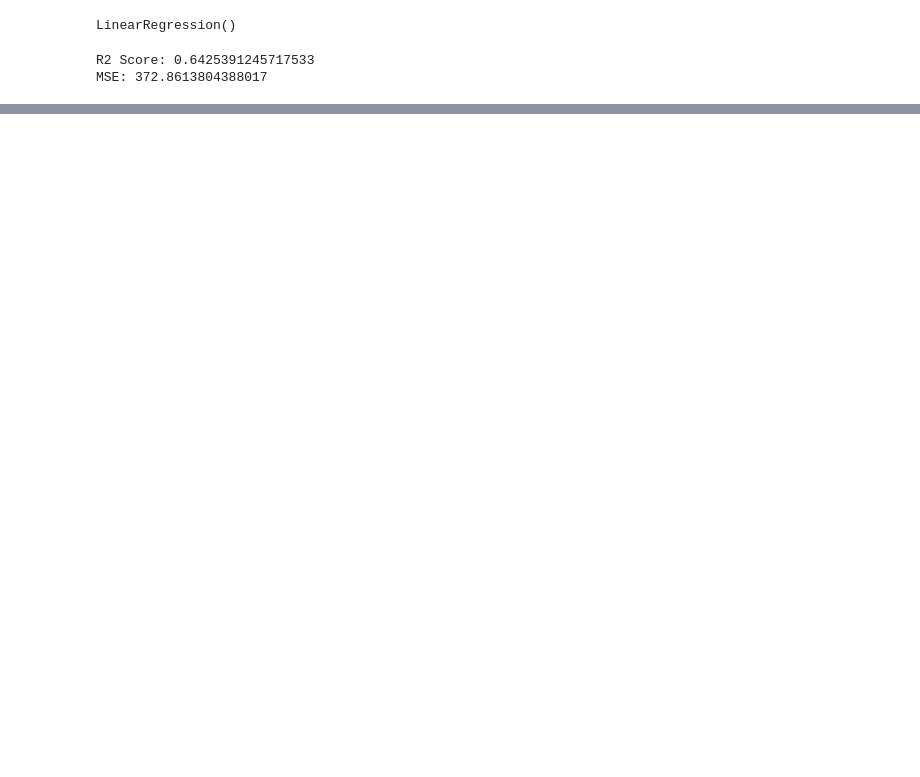
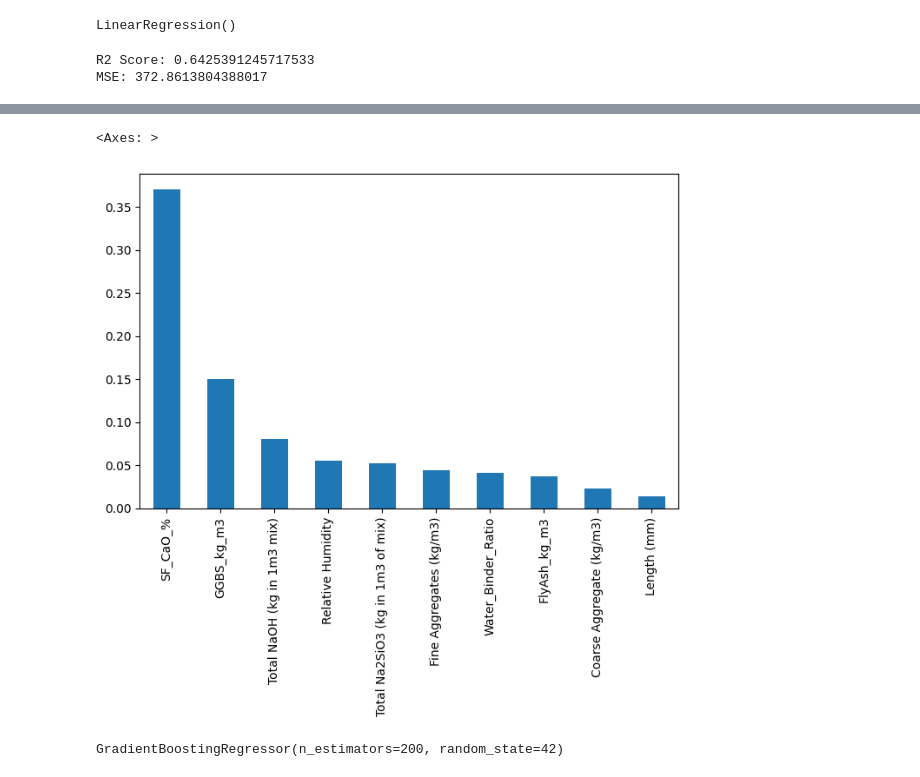
Before and after one commit to Prayash1432/Capstone-Final, a Jupyter notebook: Code.ipynb, the cells around one changed output, grey strips where cells are left out. Cells and saved outputs as stored; diff of their text form; code cells hidden in the pictures; blank space fills up the shorter version.

Commit message:
Check 4 models

```diff
--- a/Code.ipynb
+++ b/Code.ipynb
@@ -403,0 +406,8 @@ dtype: bool
+# %%
+X = dataset_rf.drop(['CS 28 day (Mpa)', 'CS 7 day (Mpa)'], axis=1)
+y = dataset_rf['CS 28 day (Mpa)']
+# %%
+X_train, X_test, y_train, y_test = train_test_split(X, y, test_size=0.2, random_state=42)
+# %%
+rf_model = RandomForestRegressor(n_estimators=200,random_state=42)
+rf_model.fit(X_train, y_train)
@@ -403,0 +429,3 @@ dtype: bool
+# %%
+importance = pd.Series(rf_model.feature_importances_,index=X.columns).sort_values(ascending=False)
+print(importance)
@@ -403,0 +450,5 @@ dtype: bool
+# %%
+importance.head(10).plot(kind='bar', figsize=(8,5))
+# %% [output]
+<Axes: >
+[figure, added]
@@ -403,0 +468,5 @@ dtype: bool
+# %%
+gb_model = GradientBoostingRegressor(n_estimators=200,learning_rate=0.1,random_state=42)
+gb_model.fit(X_train, y_train)
+# %% [output]
+GradientBoostingRegressor(n_estimators=200, random_state=42)
```
Also changed, not shown: parts of 38 cells of this notebook.
